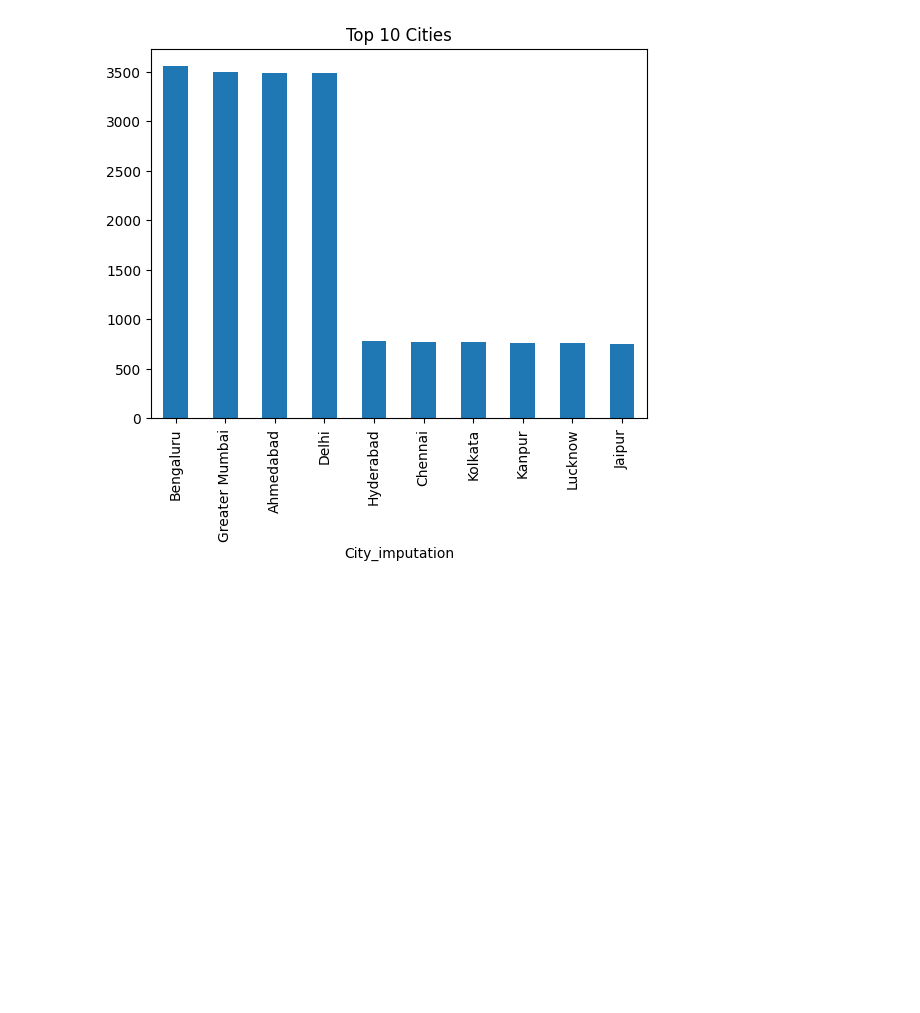
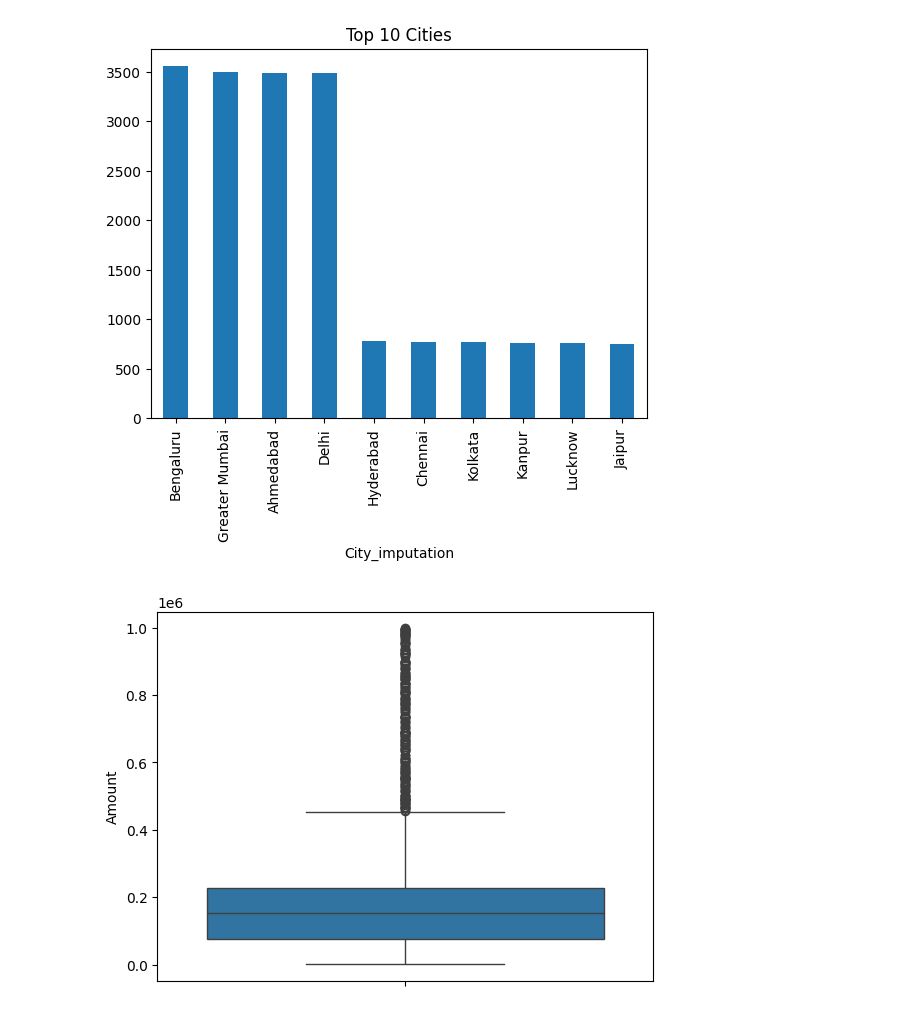
Before and after one commit to ankitg-02/Credit-Card-Transaction-Analysis, a Jupyter notebook: Credit_Card.ipynb, the cells around one changed output. Saved outputs shown, nothing was run; the diff lists cells and outputs as text; code cells hidden in the pictures; blank space fills up the shorter version.

```diff
--- a/Credit_Card.ipynb
+++ b/Credit_Card.ipynb
@@ -186,3 +156,8 @@ plt.title('Top 10 Cities')
 plt.show()
 # %% [output]
 [figure]
+# %%
+sns.boxplot(credit['Amount'])
+plt.show()
+# %% [output]
+[figure, added]
```
Also changed, not shown: parts of 11 cells of this notebook.
